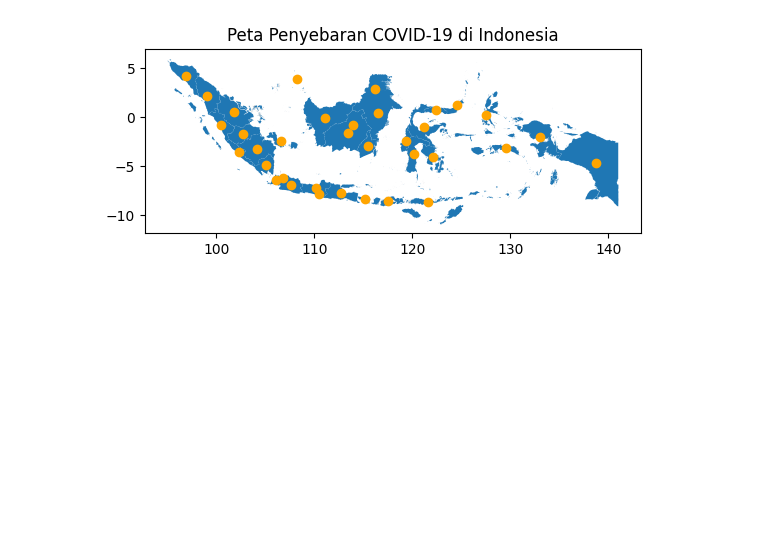
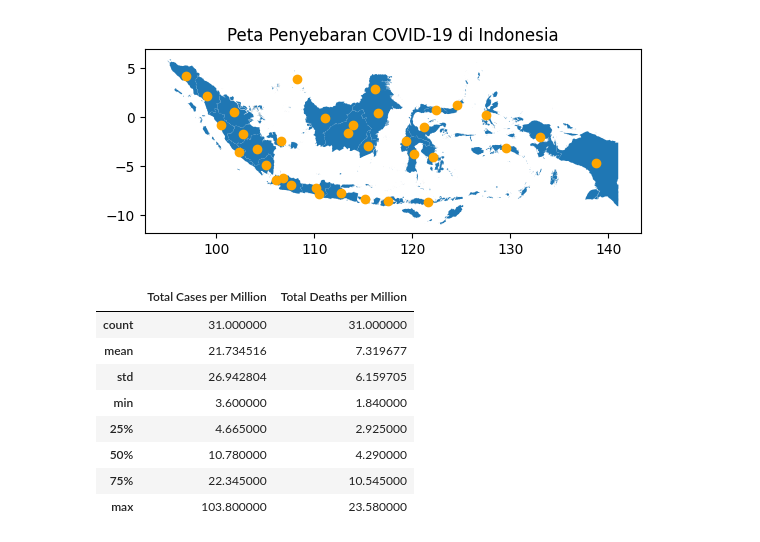
Before and after one commit to arianza1210/Data_Scientist, a Jupyter notebook: UseCase_Covid_Indonesia.ipynb, the cells around one changed output. Saved outputs shown, nothing was run; the diff lists cells and outputs as text; code cells hidden in the pictures; blank space fills up the shorter version.

```diff
--- a/UseCase_Covid_Indonesia.ipynb
+++ b/UseCase_Covid_Indonesia.ipynb
@@ -218,3 +219,15 @@ plt.title("Peta Penyebaran COVID-19 di Indonesia")
 plt.show()
 # %% [output]
 [figure]
+# %%
+df_total_in_month_3.describe()
+# %% [output]
+|  | Total Cases per Million | Total Deaths per Million |
+| count | 31.000000 | 31.000000 |
+| mean | 21.734516 | 7.319677 |
+| std | 26.942804 | 6.159705 |
+| min | 3.600000 | 1.840000 |
+| 25% | 4.665000 | 2.925000 |
+| 50% | 10.780000 | 4.290000 |
+| 75% | 22.345000 | 10.545000 |
+| max | 103.800000 | 23.580000 |
```
Also changed, not shown: parts of 12 cells of this notebook.
